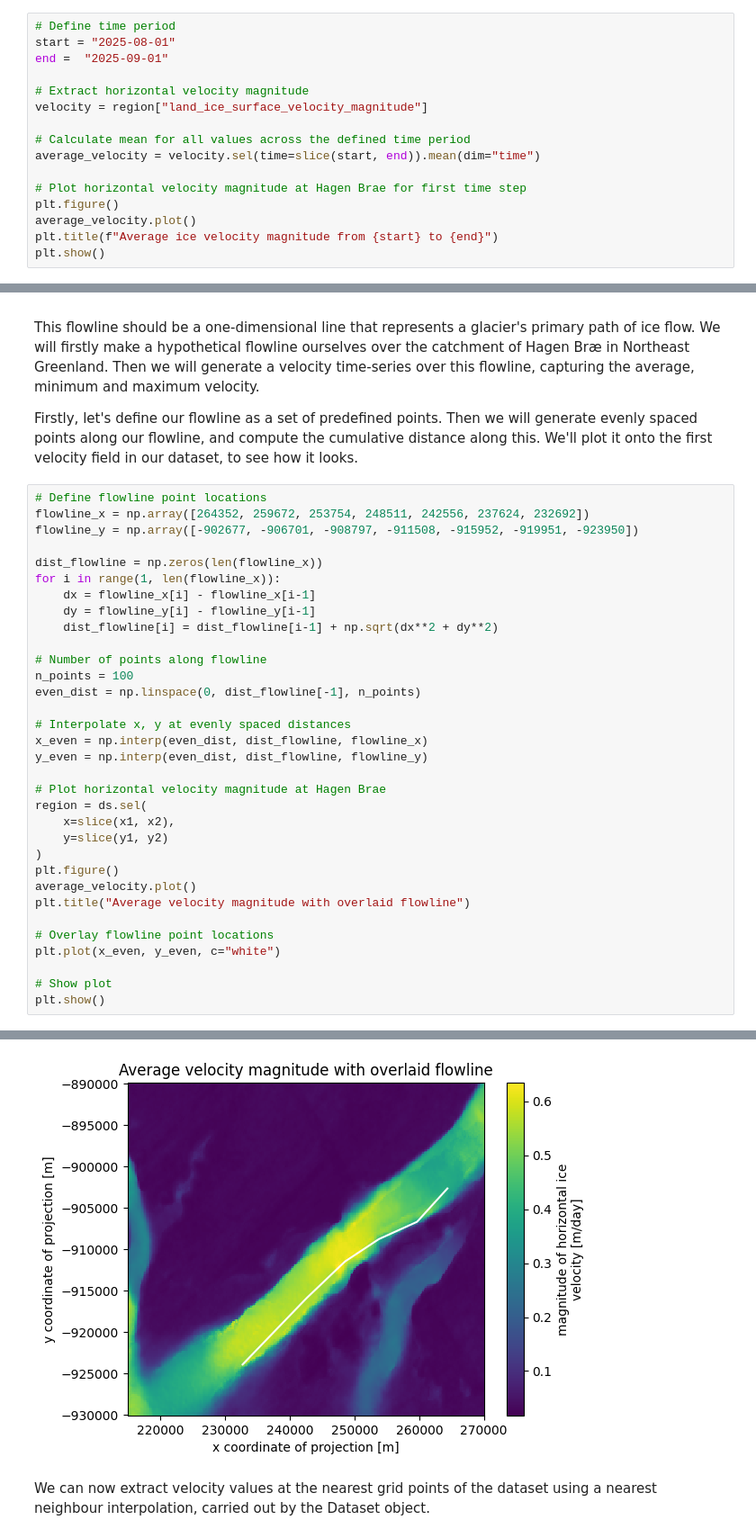
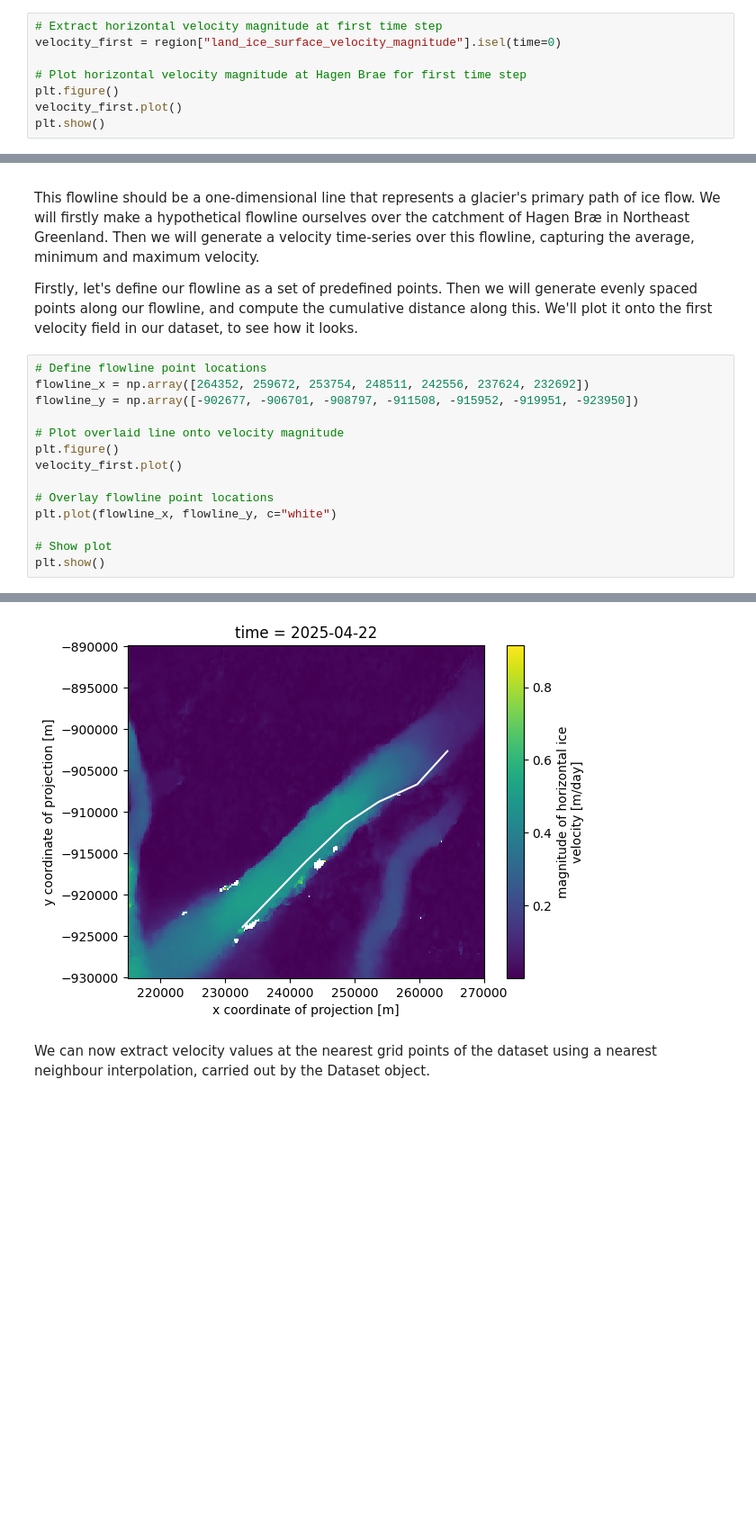
Before and after one commit to GEUS-Glaciology-and-Climate/Sentinel-1_Greenland_Ice_Velocity, a Jupyter notebook: tutorials/promice_iv_hagen_brae_tutorial.ipynb, the cells around one changed output, grey strips where cells are left out. Shown at 90% size. Drawn from its saved outputs; the diff is of its cells as text; blank space fills up the shorter version.

```diff
--- a/tutorials/promice_iv_hagen_brae_tutorial.ipynb
+++ b/tutorials/promice_iv_hagen_brae_tutorial.ipynb
@@ -144,16 +140,8 @@ Let's now visualise the dataset. If we want to produce the average horizontal ic
 # %%
-# Define time period
-start = "2025-08-01"
-end =  "2025-09-01"
-
-# Extract horizontal velocity magnitude
-velocity = region["land_ice_surface_velocity_magnitude"]
-
-# Calculate mean for all values across the defined time period
-average_velocity = velocity.sel(time=slice(start, end)).mean(dim="time")
+# Extract horizontal velocity magnitude at first time step
+velocity_first = region["land_ice_surface_velocity_magnitude"].isel(time=0)
 
 # Plot horizontal velocity magnitude at Hagen Brae for first time step
 plt.figure()
-average_velocity.plot()
-plt.title(f"Average ice velocity magnitude from {start} to {end}")
+velocity_first.plot()
 plt.show()
@@ -192,31 +161,12 @@ Firstly, let's define our flowline as a set of predefined points. Then we will g
 flowline_x = np.array([264352, 259672, 253754, 248511, 242556, 237624, 232692])
 flowline_y = np.array([-902677, -906701, -908797, -911508, -915952, -919951, -923950])
 
-dist_flowline = np.zeros(len(flowline_x))
-for i in range(1, len(flowline_x)):
-    dx = flowline_x[i] - flowline_x[i-1]
-    dy = flowline_y[i] - flowline_y[i-1]
-    dist_flowline[i] = dist_flowline[i-1] + np.sqrt(dx**2 + dy**2)
-
-# Number of points along flowline
-n_points = 100
-even_dist = np.linspace(0, dist_flowline[-1], n_points)
-
-# Interpolate x, y at evenly spaced distances
-x_even = np.interp(even_dist, dist_flowline, flowline_x)
-y_even = np.interp(even_dist, dist_flowline, flowline_y)
-
-# Plot horizontal velocity magnitude at Hagen Brae
-region = ds.sel(
-    x=slice(x1, x2),
-    y=slice(y1, y2)
-)
+# Plot overlaid line onto velocity magnitude
 plt.figure()
-average_velocity.plot()
-plt.title("Average velocity magnitude with overlaid flowline")
+velocity_first.plot()
 
 # Overlay flowline point locations
-plt.plot(x_even, y_even, c="white")
+plt.plot(flowline_x, flowline_y, c="white")
 
 # Show plot
 plt.show()
@@ -228,4 +174,4 @@ Warning:oc_open: Could not read url
-[figure, old version]
+[figure, new version]
 # %% [markdown]
 We can now extract velocity values at the nearest grid points of the dataset using a nearest neighbour interpolation, carried out by the Dataset object.
 # %%
```
Also changed, not shown: parts of 14 cells of this notebook.
